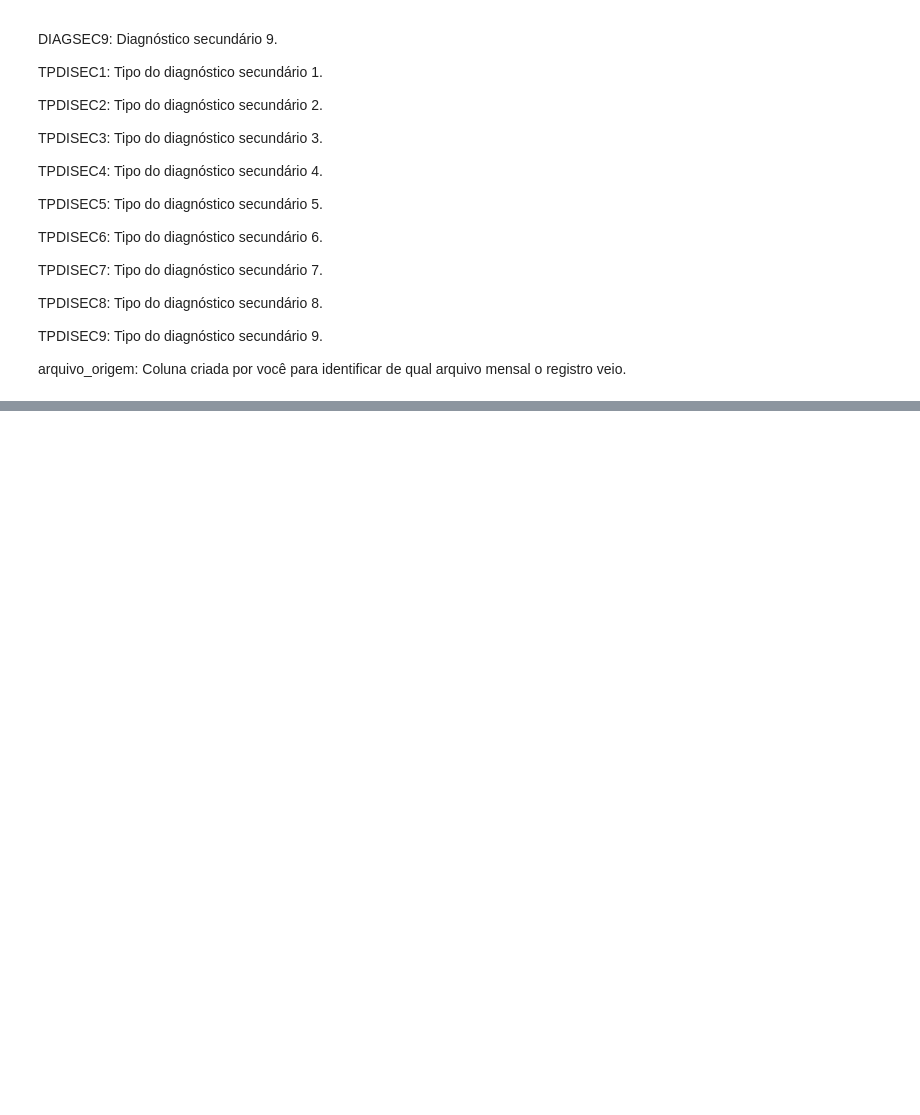
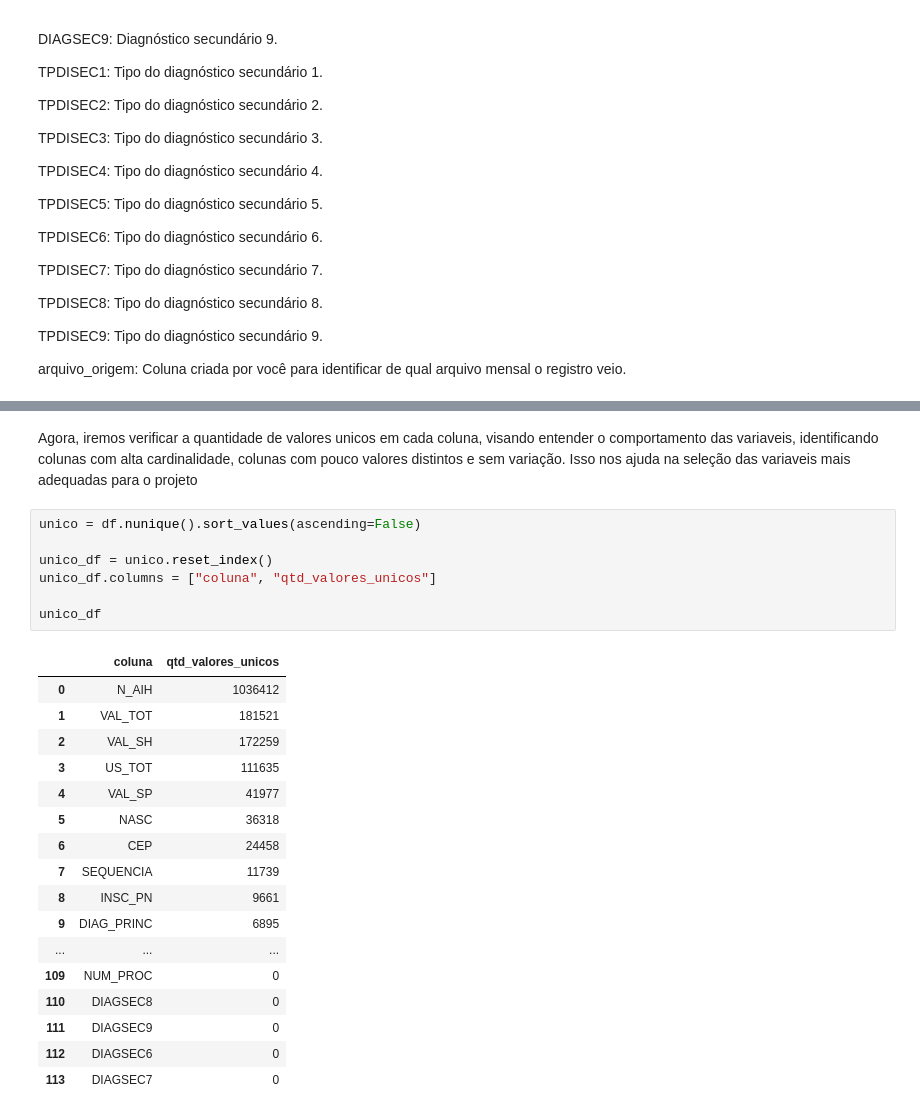
Before and after one commit to DjonathanMetelo/sih-sus-internacoes-prolongadas, a Jupyter notebook: Caderno.ipynb, the cells around one changed output, grey strips where cells are left out. Cells and saved outputs as stored; diff of their text form; blank space fills up the shorter version.

```diff
--- a/Caderno.ipynb
+++ b/Caderno.ipynb
@@ -395,0 +546,27 @@ array([ 0, 75, 81, 76, 78, 85,  1, 51, 52, 99])
+# %% [markdown]
+Agora, iremos verificar a quantidade de valores unicos em cada coluna, visando entender o comportamento das variaveis, identificando colunas com alta cardinalidade, colunas com pouco valores distintos e sem variação. Isso nos ajuda na seleção das variaveis mais adequadas para o projeto
+# %%
+unico = df.nunique().sort_values(ascending=False)
+
+unico_df = unico.reset_index()
+unico_df.columns = ["coluna", "qtd_valores_unicos"]
+
+unico_df
+# %% [output]
+|  | coluna | qtd_valores_unicos |
+| 0 | N_AIH | 1036412 |
+| 1 | VAL_TOT | 181521 |
+| 2 | VAL_SH | 172259 |
+| 3 | US_TOT | 111635 |
+| 4 | VAL_SP | 41977 |
+| 5 | NASC | 36318 |
+| 6 | CEP | 24458 |
+| 7 | SEQUENCIA | 11739 |
+| 8 | INSC_PN | 9661 |
+| 9 | DIAG_PRINC | 6895 |
+| ... | ... | ... |
+| 109 | NUM_PROC | 0 |
+| 110 | DIAGSEC8 | 0 |
+| 111 | DIAGSEC9 | 0 |
+| 112 | DIAGSEC6 | 0 |
+| 113 | DIAGSEC7 | 0 |
```
Also changed, not shown: parts of 29 cells of this notebook.
